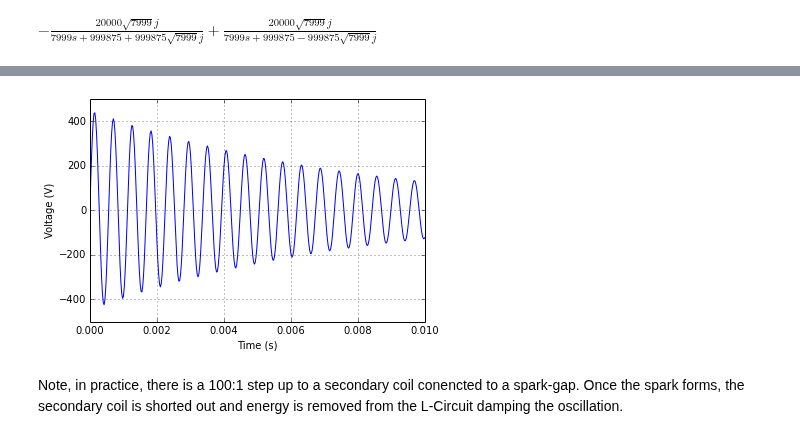
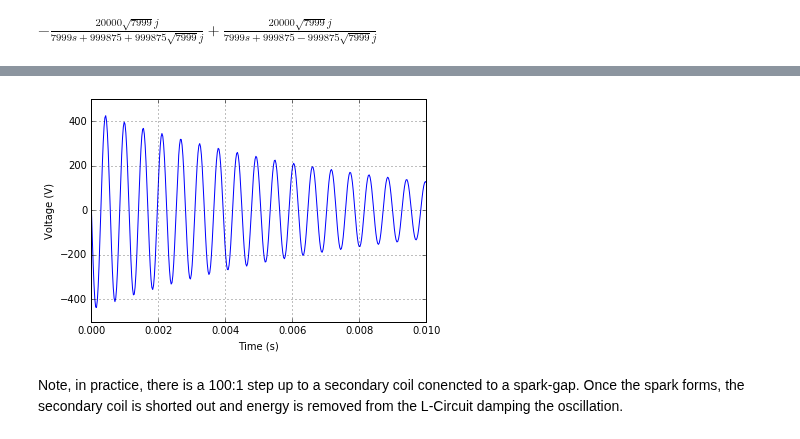
Before and after one commit to mph-/lcapy, a Jupyter notebook: doc/examples/notebooks/car_ignition1.ipynb, the cells around one changed output, grey strips where cells are left out. Cells and saved outputs as stored; diff of their text form; code cells hidden in the pictures.

```diff
--- a/doc/examples/notebooks/car_ignition1.ipynb
+++ b/doc/examples/notebooks/car_ignition1.ipynb
@@ -2,8 +2,8 @@
 from lcapy import Circuit
 cct = Circuit()
 cct.add("""
-V 1 0 dc 10; down
-C 1 2 1e-6; right, size=2
+V 1 0 10; down
+C 1 2 1e-6 0; right, size=2
 R 2 3 2; down, size=1.5
 L 3 0_1 8e-3 5; down, v=v_L, i=i
 W 0 0_1; right
@@ -31,9 +31,9 @@ $$\begin{Bmatrix}-125 - 125 \sqrt{7999} i : 1, & -125 + 125 \sqrt{7999} i : 1\en
 # %%
 %matplotlib inline
 from numpy import linspace
 t = linspace(0, 10e-3, 400)
-cct.L.v.plot(t)
+ax = cct.L.v.plot(t)
 # %% [output]
-[figure, old version]
+[figure, new version]
 # %% [markdown]
 Note, in practice, there is a 100:1 step up to a secondary coil conencted to a spark-gap.  Once the spark forms, the secondary coil is shorted out and energy is removed from the L-Circuit damping the oscillation.
```
Also changed, not shown: parts of 5 cells of this notebook, 3 other files.
